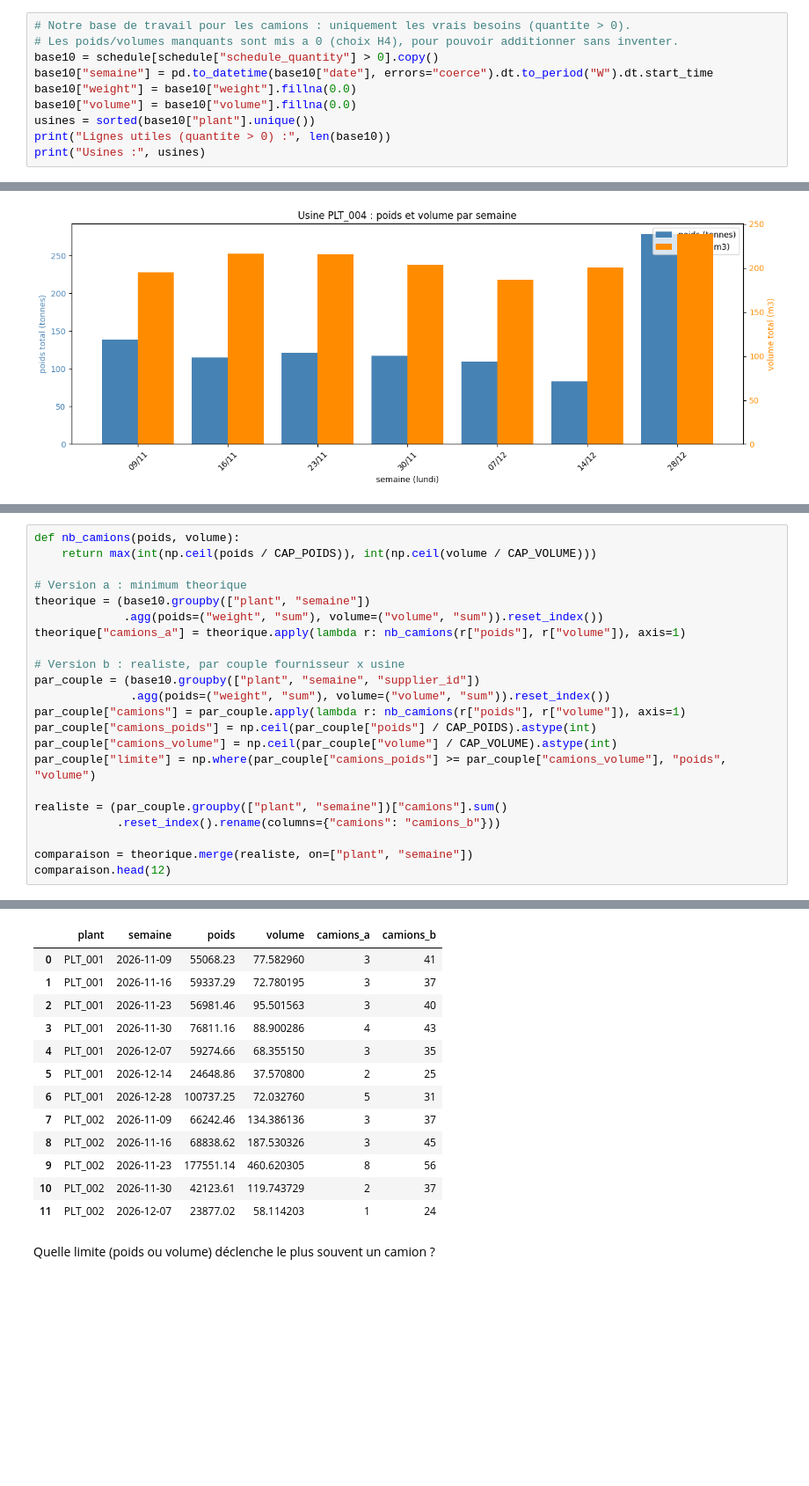
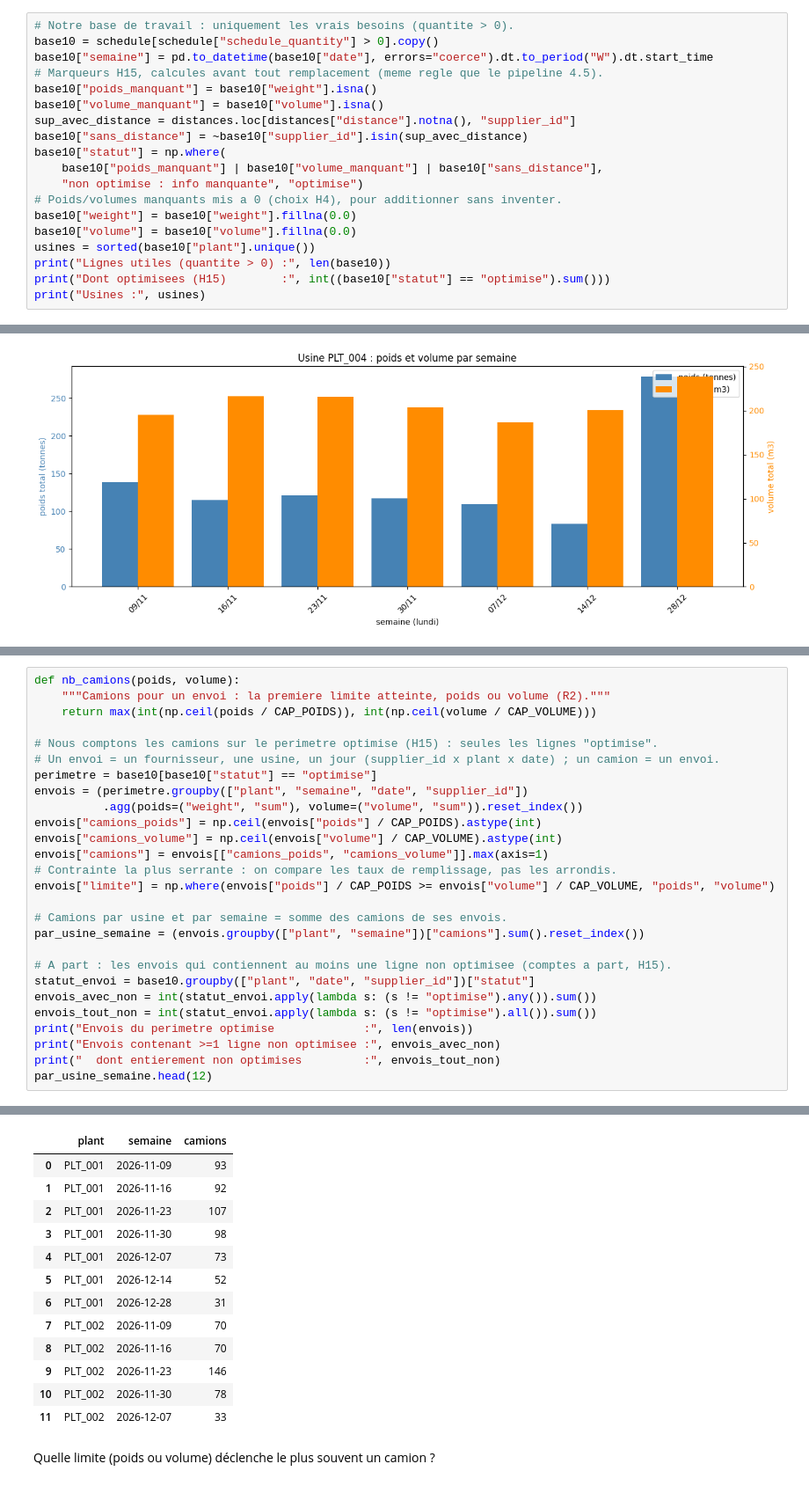
Before and after one commit to FlorentinBIAOU/Projet-IA, a Jupyter notebook: notebooks/milestone1.ipynb, the cells around one changed output, grey strips where cells are left out. Shown at 88% size. Cells and saved outputs as stored; diff of their text form; blank space fills up the shorter version.

```diff
--- a/notebooks/milestone1.ipynb
+++ b/notebooks/milestone1.ipynb
@@ -913,12 +915,21 @@ Nous ne gardons que les vrais besoins (quantité > 0) et nous mettons à 0 les p
 # %%
-# Notre base de travail pour les camions : uniquement les vrais besoins (quantite > 0).
-# Les poids/volumes manquants sont mis a 0 (choix H4), pour pouvoir additionner sans inventer.
+# Notre base de travail : uniquement les vrais besoins (quantite > 0).
 base10 = schedule[schedule["schedule_quantity"] > 0].copy()
 base10["semaine"] = pd.to_datetime(base10["date"], errors="coerce").dt.to_period("W").dt.start_time
+# Marqueurs H15, calcules avant tout remplacement (meme regle que le pipeline 4.5).
+base10["poids_manquant"] = base10["weight"].isna()
+base10["volume_manquant"] = base10["volume"].isna()
+sup_avec_distance = distances.loc[distances["distance"].notna(), "supplier_id"]
+base10["sans_distance"] = ~base10["supplier_id"].isin(sup_avec_distance)
+base10["statut"] = np.where(
+    base10["poids_manquant"] | base10["volume_manquant"] | base10["sans_distance"],
+    "non optimise : info manquante", "optimise")
+# Poids/volumes manquants mis a 0 (choix H4), pour additionner sans inventer.
 base10["weight"] = base10["weight"].fillna(0.0)
 base10["volume"] = base10["volume"].fillna(0.0)
 usines = sorted(base10["plant"].unique())
 print("Lignes utiles (quantite > 0) :", len(base10))
+print("Dont optimisees (H15)        :", int((base10["statut"] == "optimise").sum()))
 print("Usines :", usines)
 # %% [output]
 Lignes utiles (quantite > 0) : 4769
@@ -962,23 +972,28 @@ Version **a** = tout regroupé par usine (borne basse théorique) ; version **b*
 # %%
 def nb_camions(poids, volume):
+    """Camions pour un envoi : la premiere limite atteinte, poids ou volume (R2)."""
     return max(int(np.ceil(poids / CAP_POIDS)), int(np.ceil(volume / CAP_VOLUME)))
 
-# Version a : minimum theorique
-theorique = (base10.groupby(["plant", "semaine"])
-             .agg(poids=("weight", "sum"), volume=("volume", "sum")).reset_index())
-theorique["camions_a"] = theorique.apply(lambda r: nb_camions(r["poids"], r["volume"]), axis=1)
+# Nous comptons les camions sur le perimetre optimise (H15) : seules les lignes "optimise".
+# Un envoi = un fournisseur, une usine, un jour (supplier_id x plant x date) ; un camion = un envoi.
+perimetre = base10[base10["statut"] == "optimise"]
+envois = (perimetre.groupby(["plant", "semaine", "date", "supplier_id"])
+          .agg(poids=("weight", "sum"), volume=("volume", "sum")).reset_index())
+envois["camions_poids"] = np.ceil(envois["poids"] / CAP_POIDS).astype(int)
+envois["camions_volume"] = np.ceil(envois["volume"] / CAP_VOLUME).astype(int)
+envois["camions"] = envois[["camions_poids", "camions_volume"]].max(axis=1)
+# Contrainte la plus serrante : on compare les taux de remplissage, pas les arrondis.
+envois["limite"] = np.where(envois["poids"] / CAP_POIDS >= envois["volume"] / CAP_VOLUME, "poids", "volume")
 
-# Version b : realiste, par couple fournisseur x usine
-par_couple = (base10.groupby(["plant", "semaine", "supplier_id"])
-              .agg(poids=("weight", "sum"), volume=("volume", "sum")).reset_index())
-par_couple["camions"] = par_couple.apply(lambda r: nb_camions(r["poids"], r["volume"]), axis=1)
-par_couple["camions_poids"] = np.ceil(par_couple["poids"] / CAP_POIDS).astype(int)
-par_couple["camions_volume"] = np.ceil(par_couple["volume"] / CAP_VOLUME).astype(int)
-par_couple["limite"] = np.where(par_couple["camions_poids"] >= par_couple["camions_volume"], "poids", "volume")
+# Camions par usine et par semaine = somme des camions de ses envois.
+par_usine_semaine = (envois.groupby(["plant", "semaine"])["camions"].sum().reset_index())
 
-realiste = (par_couple.groupby(["plant", "semaine"])["camions"].sum()
-            .reset_index().rename(columns={"camions": "camions_b"}))
-
-comparaison = theorique.merge(realiste, on=["plant", "semaine"])
-comparaison.head(12)
+# A part : les envois qui contiennent au moins une ligne non optimisee (comptes a part, H15).
+statut_envoi = base10.groupby(["plant", "date", "supplier_id"])["statut"]
+envois_avec_non = int(statut_envoi.apply(lambda s: (s != "optimise").any()).sum())
+envois_tout_non = int(statut_envoi.apply(lambda s: (s != "optimise").all()).sum())
+print("Envois du perimetre optimise             :", len(envois))
+print("Envois contenant >=1 ligne non optimisee :", envois_avec_non)
+print("  dont entierement non optimises         :", envois_tout_non)
+par_usine_semaine.head(12)
 # %% [output]
@@ -985,16 +1003,16 @@ comparaison.head(12)
-|  | plant | semaine | poids | volume | camions_a | camions_b |
-| 0 | PLT_001 | 2026-11-09 | 55068.23 | 77.582960 | 3 | 41 |
-| 1 | PLT_001 | 2026-11-16 | 59337.29 | 72.780195 | 3 | 37 |
-| 2 | PLT_001 | 2026-11-23 | 56981.46 | 95.501563 | 3 | 40 |
-| 3 | PLT_001 | 2026-11-30 | 76811.16 | 88.900286 | 4 | 43 |
-| 4 | PLT_001 | 2026-12-07 | 59274.66 | 68.355150 | 3 | 35 |
-| 5 | PLT_001 | 2026-12-14 | 24648.86 | 37.570800 | 2 | 25 |
-| 6 | PLT_001 | 2026-12-28 | 100737.25 | 72.032760 | 5 | 31 |
-| 7 | PLT_002 | 2026-11-09 | 66242.46 | 134.386136 | 3 | 37 |
-| 8 | PLT_002 | 2026-11-16 | 68838.62 | 187.530326 | 3 | 45 |
-| 9 | PLT_002 | 2026-11-23 | 177551.14 | 460.620305 | 8 | 56 |
-| 10 | PLT_002 | 2026-11-30 | 42123.61 | 119.743729 | 2 | 37 |
-| 11 | PLT_002 | 2026-12-07 | 23877.02 | 58.114203 | 1 | 24 |
+|  | plant | semaine | camions |
+| 0 | PLT_001 | 2026-11-09 | 93 |
+| 1 | PLT_001 | 2026-11-16 | 92 |
+| 2 | PLT_001 | 2026-11-23 | 107 |
+| 3 | PLT_001 | 2026-11-30 | 98 |
+| 4 | PLT_001 | 2026-12-07 | 73 |
+| 5 | PLT_001 | 2026-12-14 | 52 |
+| 6 | PLT_001 | 2026-12-28 | 31 |
+| 7 | PLT_002 | 2026-11-09 | 70 |
+| 8 | PLT_002 | 2026-11-16 | 70 |
+| 9 | PLT_002 | 2026-11-23 | 146 |
+| 10 | PLT_002 | 2026-11-30 | 78 |
+| 11 | PLT_002 | 2026-12-07 | 33 |
 # %% [markdown]
 Quelle limite (poids ou volume) déclenche le plus souvent un camion ?
 # %%
```
Also changed, not shown: parts of 23 cells of this notebook, 6 other files.
